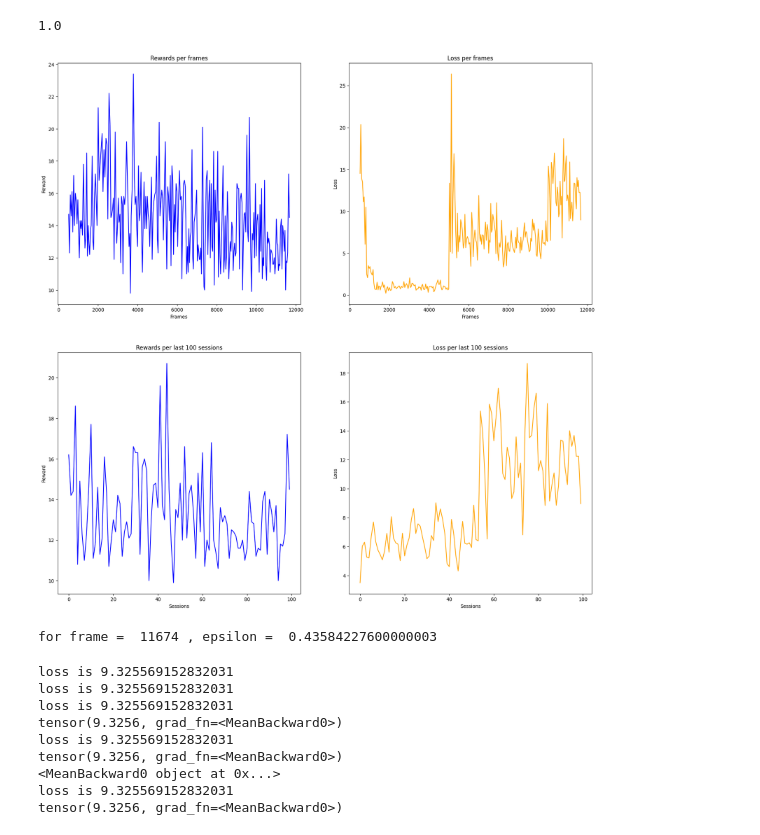
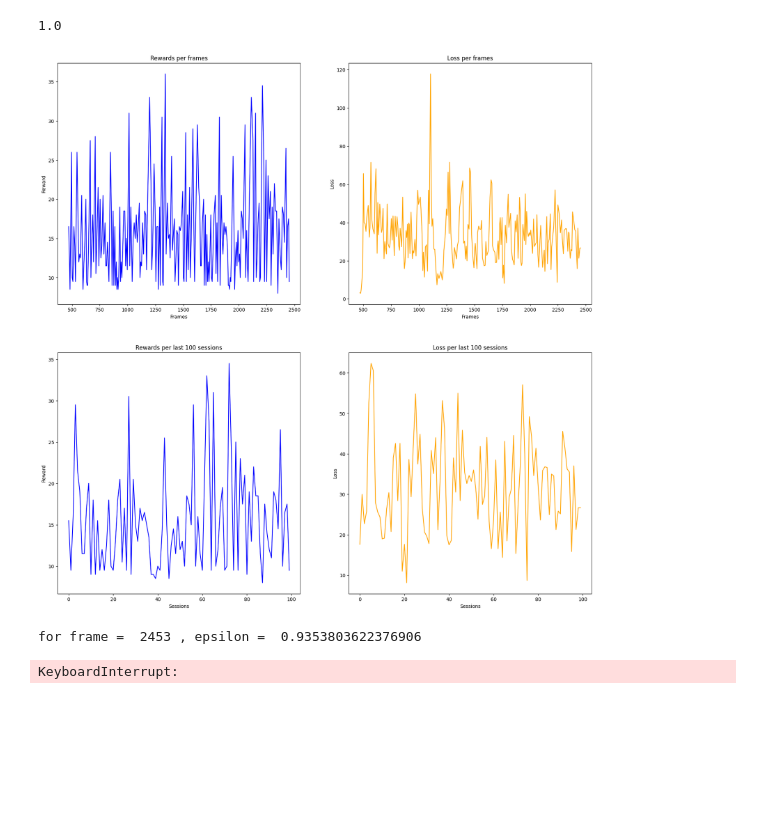
Before and after one commit to qualdoom/ml-project, a Jupyter notebook: main.ipynb, the cells around one changed output. Cells and saved outputs as stored; diff of their text form; code cells hidden in the pictures; blank space fills up the shorter version.

```diff
--- a/main.ipynb
+++ b/main.ipynb
@@ -51,9 +52,8 @@ from Environment.Environment import *
 
 env_name = "CartPole-v1"
 
-env = get_environment(env_name, width=200, height=200)
+env = gym.make(env_name)
+
 n_actions = env.action_space.n
 
 state = env.reset()
-
-print(state)
@@ -139,42 +128,36 @@ else:
     for i in tqdm.tqdm(range(20)):
         learn.play_session(agent)
 
 epoch = 0
 while True:
     rewards = np.asarray([])
-    for _ in tqdm.tqdm(range(10)):
+    for _ in tqdm.tqdm(range(2)):
         reward_for_session = learn.play_session(agent, t_max=(int)(agent.t_max))
         reward_for_session = np.asarray(torch.as_tensor(reward_for_session).cpu())
         rewards = np.concatenate([rewards, reward_for_session])
 
     # loss = agent.train(batch_size)
 
     Loss = agent.train(32)
     agent.loss_history.append(Loss)
     agent.reward_history.append(np.mean(rewards))
     agent.frames.append(agent.cnt_frames)
+    # time.sleep(2000)
+
     clear_output(True)
 
     agent.plot_results()
     print("for frame = ", agent.cnt_frames, ", epsilon = ", agent.get_epsilon())
 
 
     agent.t_max *= 1.01
     epoch += 1
     agent.t_max = min(agent.t_max, (int)(4e4))
 
     if epoch % 10 == 1:
         agent.save()
         print('saved successfully')
 # %% [output]
-[figure, old version]
+[figure, new version]
-for frame =  11674 , epsilon =  0.43584227600000003
+for frame =  2453 , epsilon =  0.9353803622376906
-loss is 9.325569152832031
-loss is 9.325569152832031
-loss is 9.325569152832031
-tensor(9.3256, grad_fn=<MeanBackward0>)
-loss is 9.325569152832031
-tensor(9.3256, grad_fn=<MeanBackward0>)
-<MeanBackward0 object at 0x...>
-loss is 9.325569152832031
-tensor(9.3256, grad_fn=<MeanBackward0>)
+KeyboardInterrupt:
```
Also changed, not shown: parts of 2 cells of this notebook, 12 other files.
